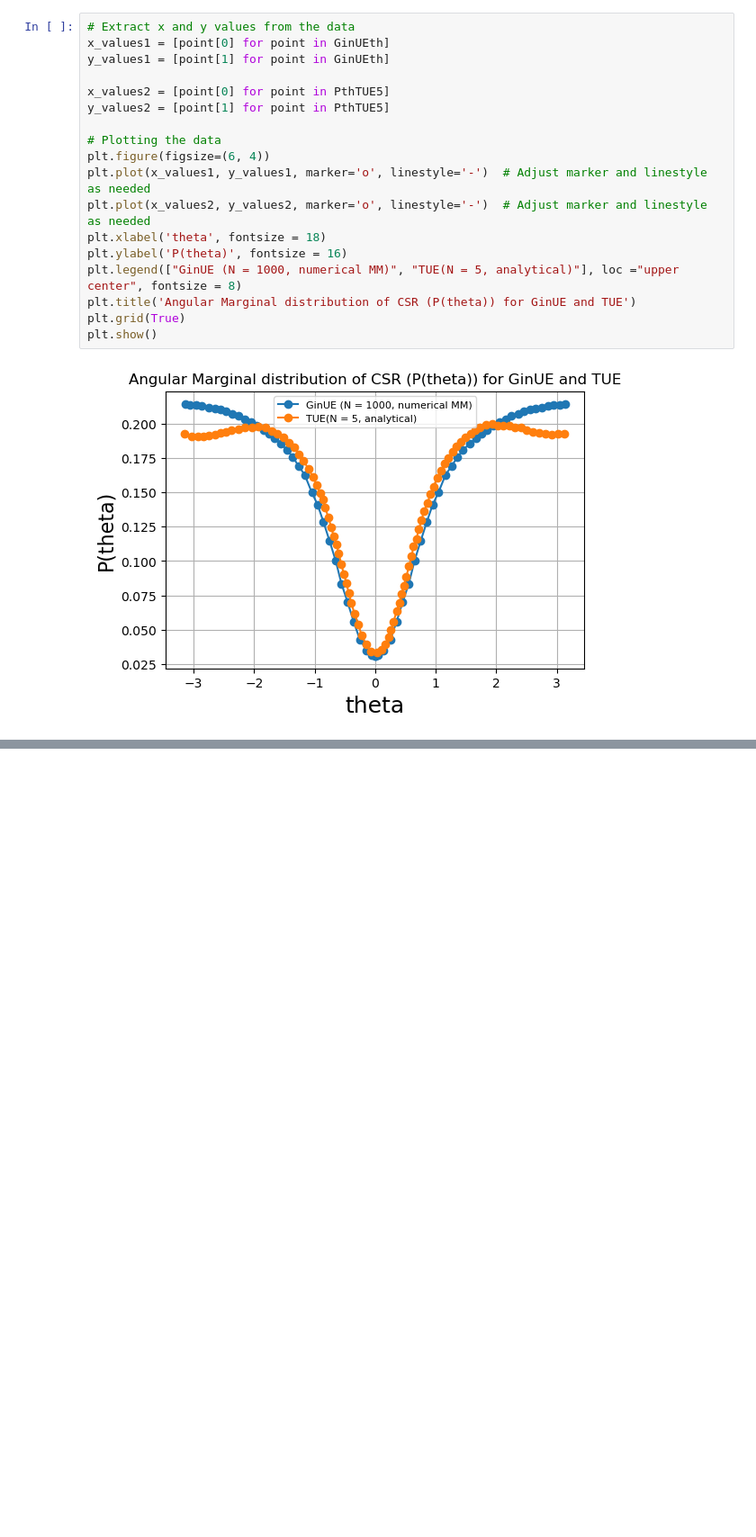
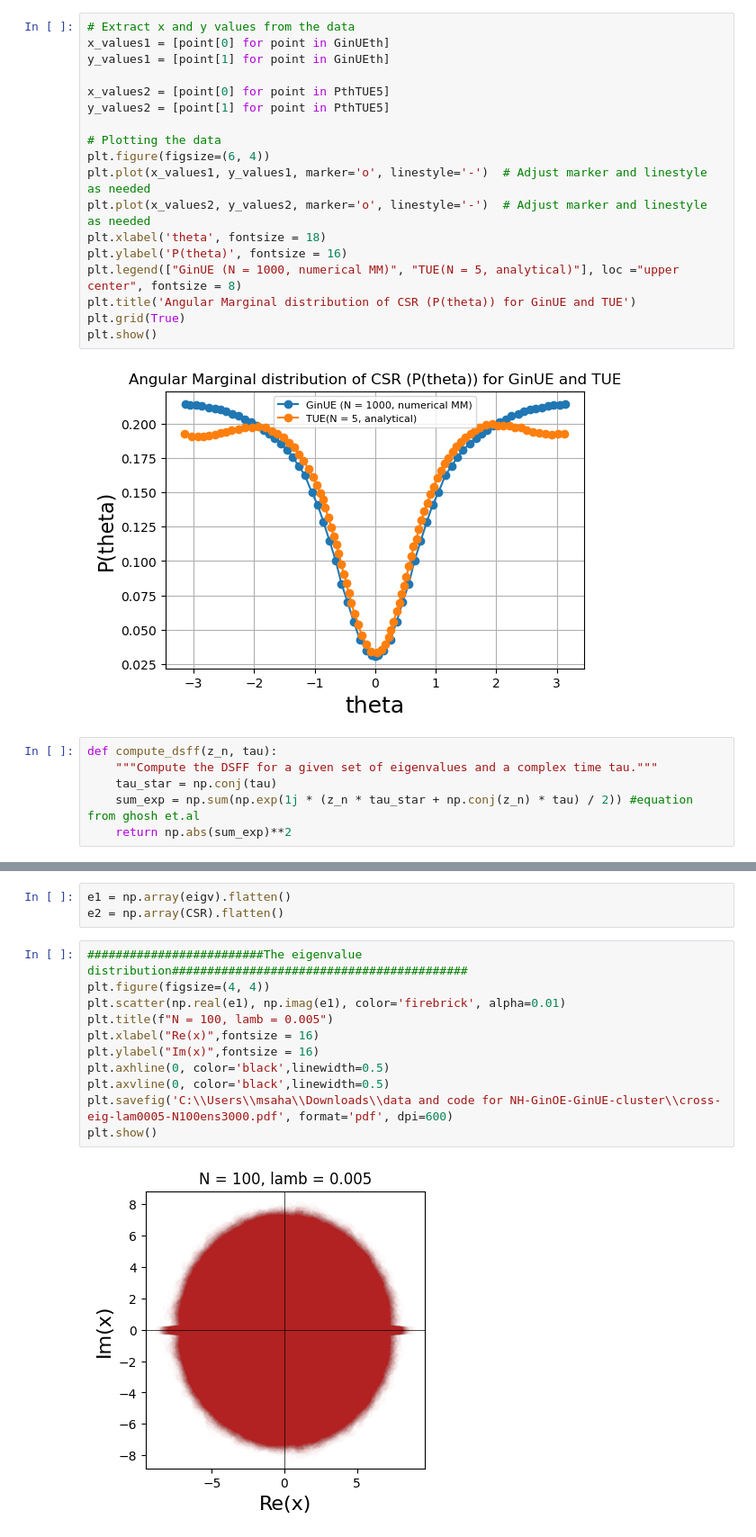
Before and after one commit to sayana25/RMT-codes, a Jupyter notebook: CSR-checkpoint.ipynb, the cells around one changed output, grey strips where cells are left out. Shown at 90% size. Saved outputs shown, nothing was run; the diff lists cells and outputs as text; blank space fills up the shorter version.

```diff
--- a/CSR-checkpoint.ipynb
+++ b/CSR-checkpoint.ipynb
@@ -277,3 +275,9 @@ plt.grid(True)
 plt.show()
 # %% [output]
 [figure]
+# %%
+def compute_dsff(z_n, tau):
+    """Compute the DSFF for a given set of eigenvalues and a complex time tau."""
+    tau_star = np.conj(tau)
+    sum_exp = np.sum(np.exp(1j * (z_n * tau_star + np.conj(z_n) * tau) / 2)) #equation from ghosh et.al
+    return np.abs(sum_exp)**2
@@ -279,0 +323,16 @@ plt.show()
+# %%
+e1 = np.array(eigv).flatten()
+e2 = np.array(CSR).flatten()
+# %%
+#########################The eigenvalue distribution##########################################
+plt.figure(figsize=(4, 4))
+plt.scatter(np.real(e1), np.imag(e1), color='firebrick', alpha=0.01)
+plt.title(f"N = 100, lamb = 0.005")
+plt.xlabel("Re(x)",fontsize = 16)
+plt.ylabel("Im(x)",fontsize = 16)
+plt.axhline(0, color='black',linewidth=0.5)
+plt.axvline(0, color='black',linewidth=0.5)
+plt.savefig('C:\\Users\\msaha\\Downloads\\data and code for NH-GinOE-GinUE-cluster\\cross-eig-lam0005-N100ens3000.pdf', format='pdf', dpi=600)
+plt.show()
+# %% [output]
+[figure, added]
```
Also changed, not shown: parts of 18 cells of this notebook.
